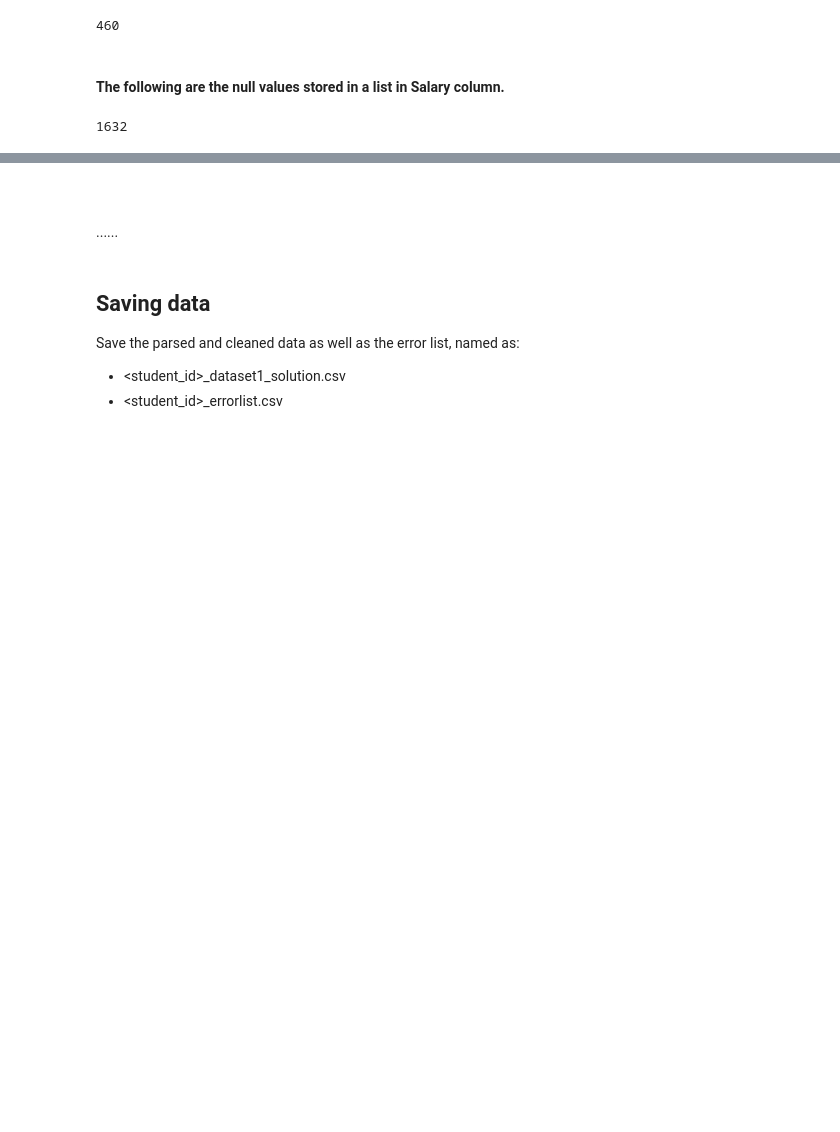
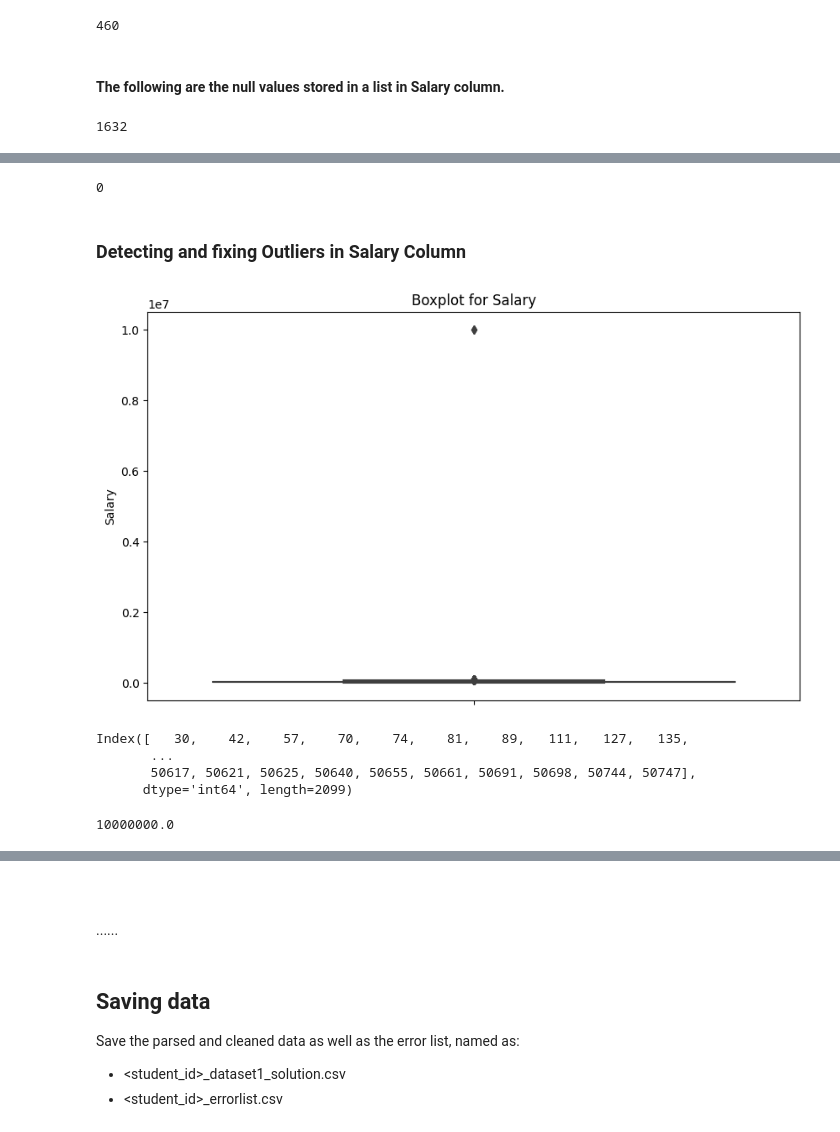
Before and after one commit to ayushpatel2002/Data-cleansing-and-modelling, a Jupyter notebook: s3891013_task1_2.ipynb, the cells around one changed output, grey strips where cells are left out. Saved outputs shown, nothing was run; the diff lists cells and outputs as text; code cells hidden in the pictures; blank space fills up the shorter version.

```diff
--- a/s3891013_task1_2.ipynb
+++ b/s3891013_task1_2.ipynb
@@ -516,0 +598,45 @@ df.head(5)
+# %%
+category_medians = df.groupby('Category')['Salary'].median()
+
+# Replace 0 salaries with the median salary of the respective category
+df['Salary'] = df.apply(
+    lambda row: category_medians[row['Category']] if row['Salary'] == 0 else row['Salary'],
+    axis=1
+)
+# Check the number of 0 values in the Salary column after imputation
+num_zero_salaries_after = (df['Salary'] == 0).sum()
+
+num_zero_salaries_after
+# %% [output]
+0
+# %% [markdown]
+<h3>Detecting and fixing Outliers in Salary Column</h3>
+# %%
+# Plotting a boxplot for the "Salary" column to identify outliers
+plt.figure(figsize=(10, 6))
+sns.boxplot(y=df['Salary'])
+plt.title("Boxplot for Salary")
+plt.ylabel("Salary")
+plt.show()
+# %% [output]
+[figure, added]
+# %%
+# Calculate Q1, Q3, and IQR
+Q1 = df['Salary'].quantile(0.25)
+Q3 = df['Salary'].quantile(0.75)
+IQR = Q3 - Q1
+
+# Define bounds
+lowerBound = Q1 - 1.5 * IQR
+upperBound = Q3 + 1.5 * IQR
+
+# Find indices of outliers
+OutliersInSalary = df[(df['Salary'] < lowerBound) | (df['Salary'] > upperBound)].index
+print(OutliersInSalary)
+max(df['Salary'])
+# %% [output]
+Index([   30,    42,    57,    70,    74,    81,    89,   111,   127,   135,
+       ...
+       50617, 50621, 50625, 50640, 50655, 50661, 50691, 50698, 50744, 50747],
+      dtype='int64', length=2099)
+10000000.0
```
Also changed, not shown: parts of 21 cells of this notebook, 2 other files.
